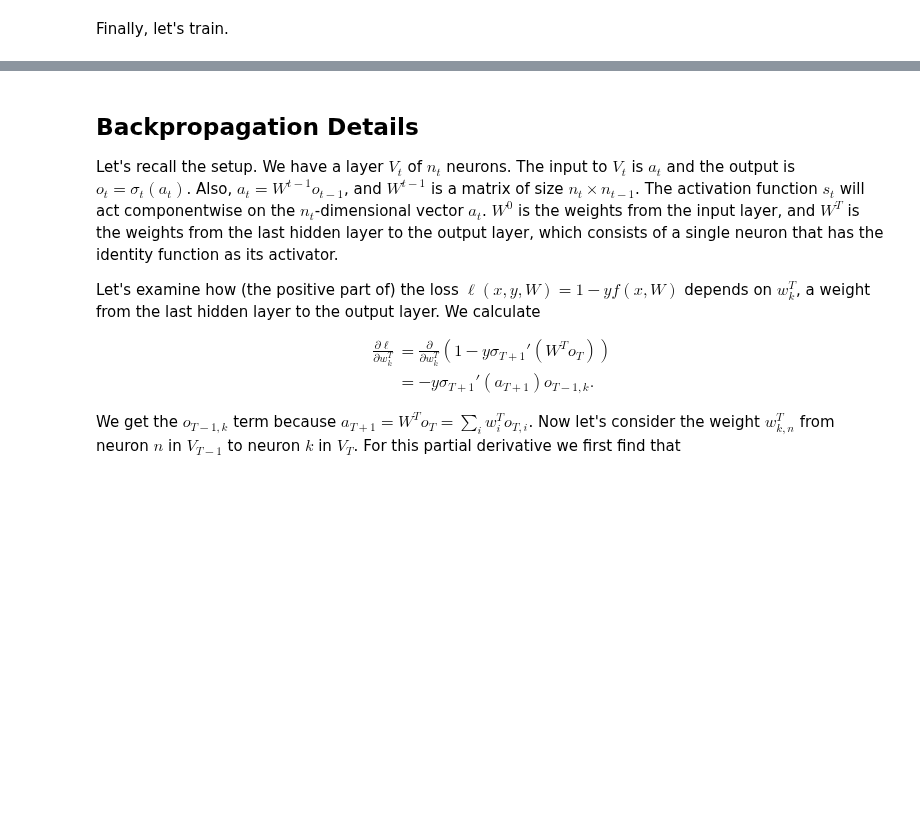
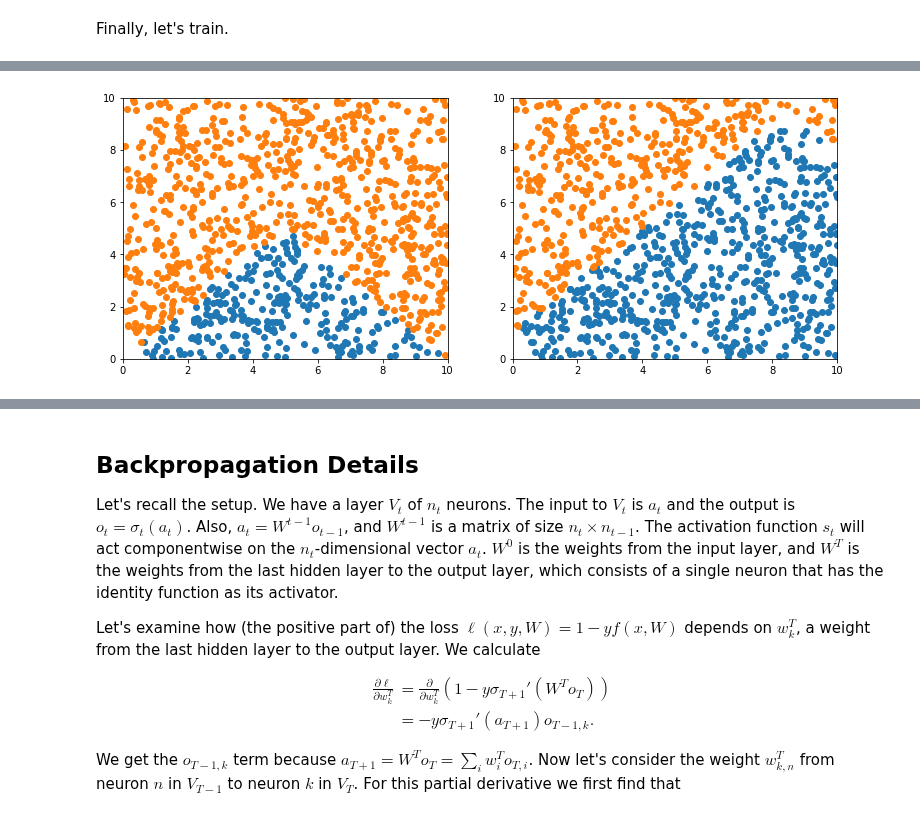
Before and after one commit to kevinnowland/kevinnowland.github.io, a Jupyter notebook: code/_notebooks/Backpropogation.ipynb, the cells around one changed output, grey strips where cells are left out. Drawn from its saved outputs; the diff is of its cells as text; code cells hidden in the pictures; blank space fills up the shorter version.

```diff
--- a/code/_notebooks/Backpropogation.ipynb
+++ b/code/_notebooks/Backpropogation.ipynb
@@ -595,0 +601,39 @@ plt.show()
+# %%
+input_layer = Layer(3, lambda x: x, None, True)
+hidden_layer = Layer(2, relu, relu_prime, False)
+output_layer = Layer(1, lambda x: x, const, False)
+
+nn_artificial = NeuralNet([input_layer, hidden_layer, output_layer])
+
+# reset to something close to optimal
+nn_artificial.w = [
+    np.array([[1, -1, 1], [1.8, 0, -15]])
+    ,np.array([[1, -1]])
+]
+
+lines = [SlopeLine(1, 0), SlopeLine(-1, 10)]
+ineqs = [Inequality(lines[0].y, '<'), Inequality(lines[1].y, '<')]
+
+train_data = generate_points(1000, [ineqs])
+
+train_data['prediction'] = nn_artificial.predict(train_data[['x_1', 'x_2']])
+
+fig, ax = plt.subplots(1, 2, figsize=(12.8, 4.8))
+lims = np.array([0, 10])
+
+ax[0].set_xlim(lims)
+ax[0].set_ylim(lims)
+ax[1].set_xlim(lims)
+ax[1].set_ylim(lims)
+
+c_tr = train_data['y'] == 1
+ax[0].plot(train_data[c_tr]['x_1'], train_data[c_tr]['x_2'], 'o')
+ax[0].plot(train_data[~c_tr]['x_1'], train_data[~c_tr]['x_2'], 'o')
+
+c_pr = train_data['prediction'] == 1
+ax[1].plot(train_data[c_pr]['x_1'], train_data[c_pr]['x_2'], 'o')
+ax[1].plot(train_data[~c_pr]['x_1'], train_data[~c_pr]['x_2'], 'o')
+
+plt.show()
+# %% [output]
+[figure, added]
```
Also changed, not shown: parts of 6 cells of this notebook, 2 other files.
